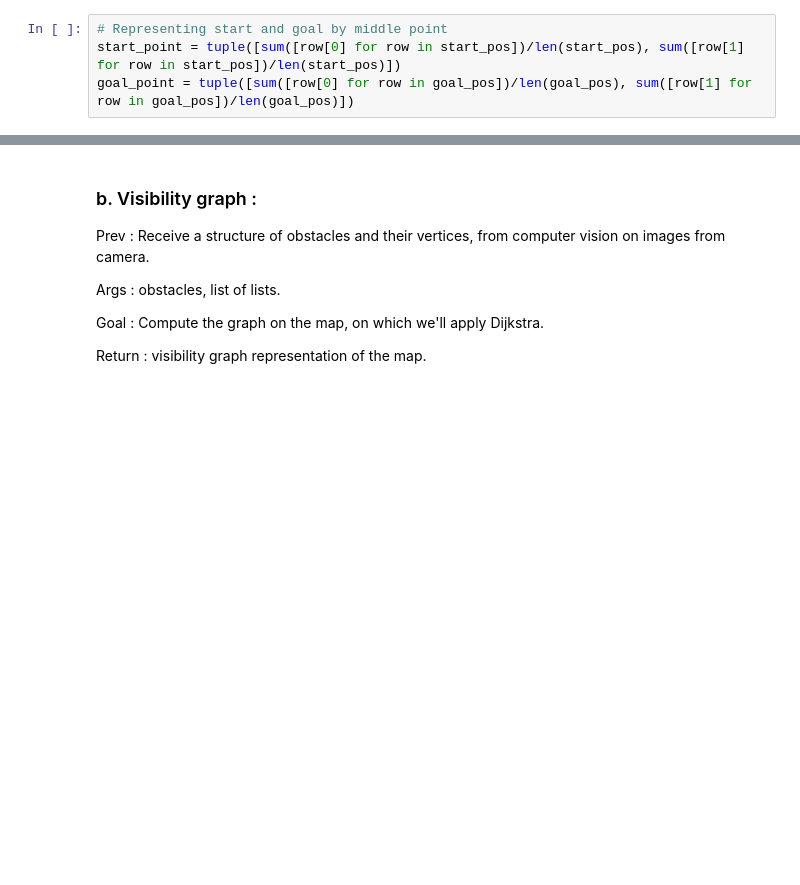
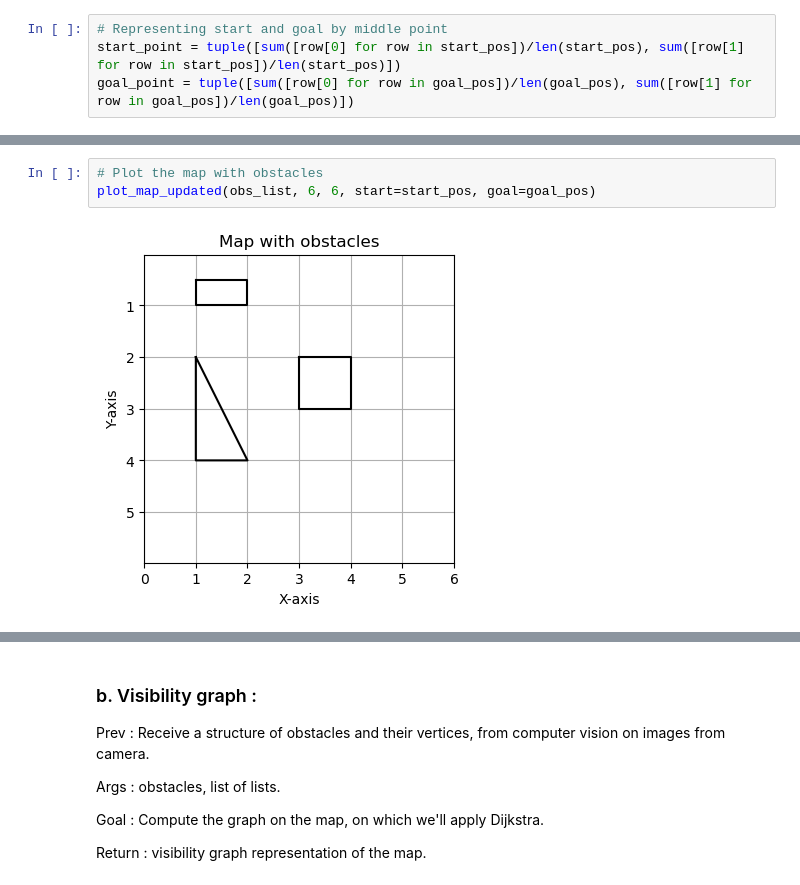
Before and after one commit to SophieL1/RoboticsGroupProject, a Jupyter notebook: firstNotebook.ipynb, the cells around one changed output, grey strips where cells are left out. Drawn from its saved outputs; the diff is of its cells as text; blank space fills up the shorter version.

```diff
--- a/firstNotebook.ipynb
+++ b/firstNotebook.ipynb
@@ -49,0 +80,5 @@ plot_map(obs_list, 6, 6, start=start_pos, goal=goal_pos)
+# %%
+# Plot the map with obstacles
+plot_map_updated(obs_list, 6, 6, start=start_pos, goal=goal_pos)
+# %% [output]
+[figure, added]
```
Also changed, not shown: parts of 7 cells of this notebook, 1 other file.
